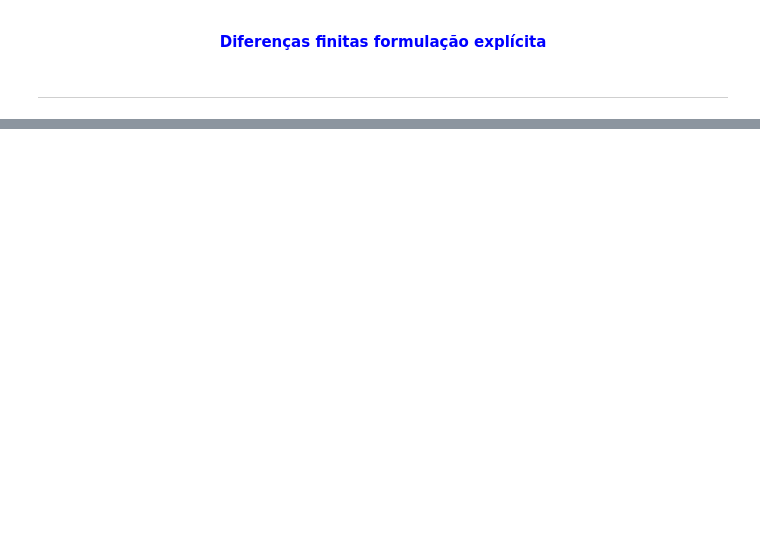
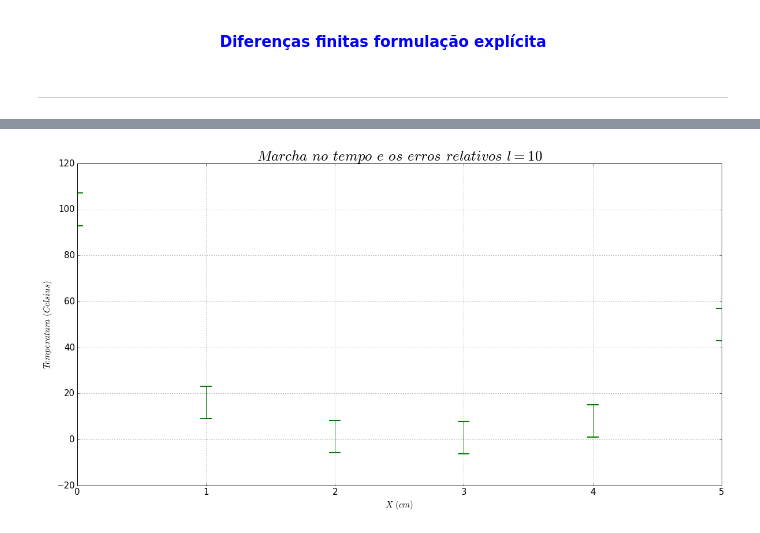
Before and after one commit to VictorCarreira/MNUN2017, a Jupyter notebook: Trab01.ipynb, the cells around one changed output, grey strips where cells are left out. Drawn from its saved outputs; the diff is of its cells as text; code cells hidden in the pictures; blank space fills up the shorter version.

```diff
--- a/Trab01.ipynb
+++ b/Trab01.ipynb
@@ -83,0 +15,29 @@ ValueError: x and y must have same first dimension, but have shapes (6,) and (30
+# %%
+R= np.loadtxt(fname='Trab01b.txt')#Carrega o arquivo de saída gerado no programa Trab01.f95
+
+A=np.array([R])#Transforma o arquivo de entrada em uma matriz de dados
+
+
+#Amostrando as posições na barra
+dx=A[:,0]
+
+#Amostrando os passos futuros
+l1=A[:,1]
+l10=A[:,10]
+l50=A[:,50]
+l100=A[:,100]
+l200=A[:,200]
+l400=A[:,400]
+l800=A[:,800]
+l1000=A[:,1000]
+
+#Visualiza os dados amostrados
+print(dx,'dx')
+print(l1,'l1')
+print(l10,'l10')
+print(l50,'l50')
+print(l100,'l100')
+print(l200,'l200')
+print(l400,'l400')
+print(l800,'l800')
+print(l1000,'l1000')
@@ -83,0 +216,12 @@ ValueError: x and y must have same first dimension, but have shapes (6,) and (30
+# %%
+fig, ax = plt.subplots()
+
+ax.errorbar(dx, A[:,10],yerr=s1, fmt=u'None',ecolor='g', capsize=10, elinewidth=1, barsabove=False, errorevery=1, capthick=2)
+plt.title('$Marcha$ $no$ $tempo$ $e$ $os$ $erros$ $relativos$ $l=10$', fontweight='bold', fontsize=25)
+plt.tick_params(axis='both', labelsize=15)#aumenta o tamanho dos valores nos eixos
+plt.xlabel("$X$ $(cm)$", fontsize=15)
+plt.ylabel("$Temperatura$ $(Celsius)$", fontsize=15)
+plt.grid(True)
+plt.show()
+# %% [output]
+[figure, added]
```
Also changed, not shown: parts of 18 cells of this notebook.
